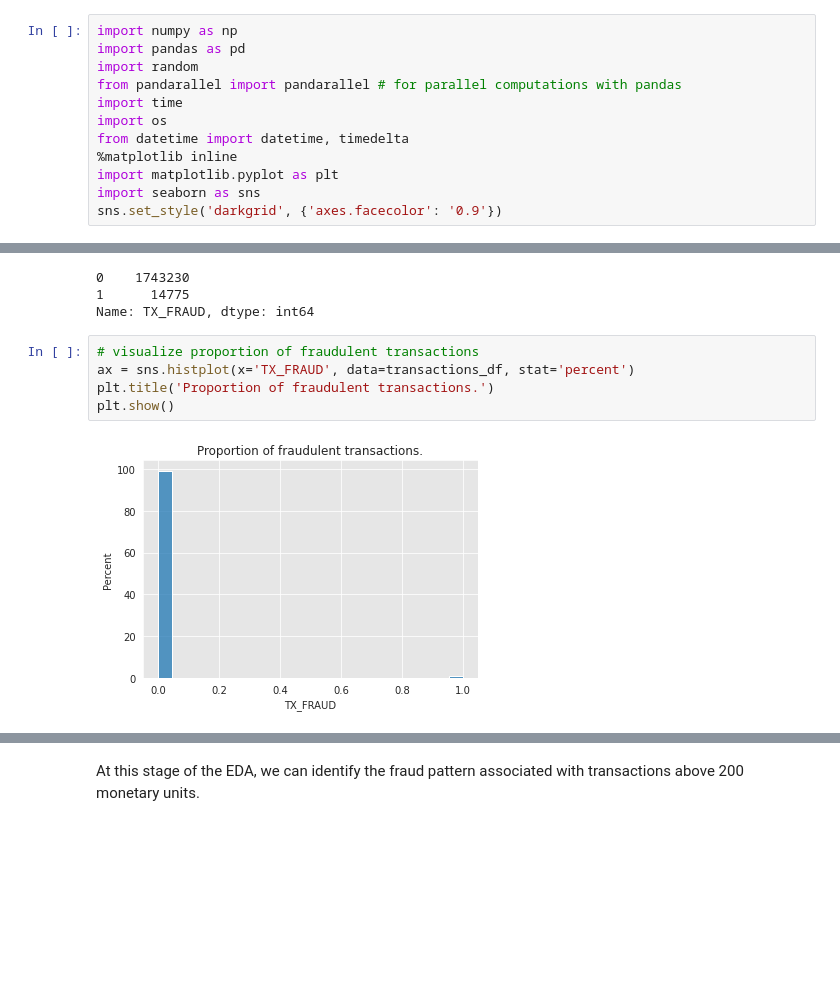
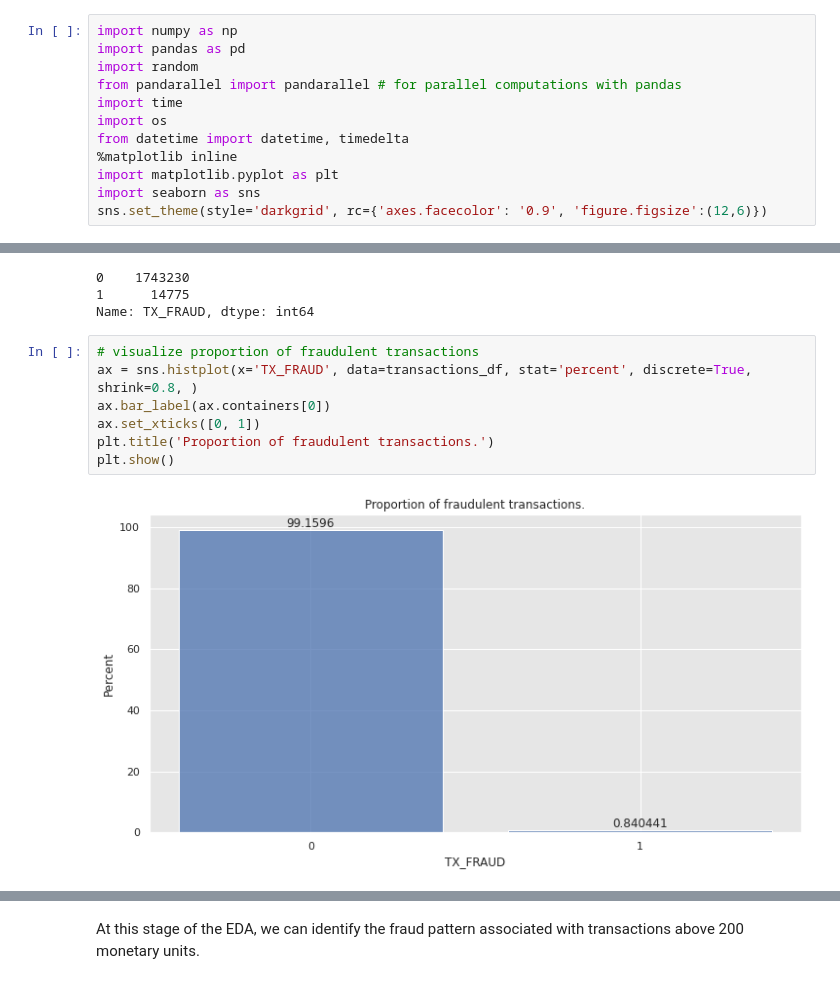
Before and after one commit to edsoncezar16/credit_card_fraud_detection, a Jupyter notebook: sh4ck.ipynb, the cells around one changed output, grey strips where cells are left out. Drawn from its saved outputs; the diff is of its cells as text; blank space fills up the shorter version.

Commit message:
Improve plot layout and fraud proportion viz.

```diff
--- a/sh4ck.ipynb
+++ b/sh4ck.ipynb
@@ -11,7 +11,7 @@ from datetime import datetime, timedelta
 %matplotlib inline
 import matplotlib.pyplot as plt
 import seaborn as sns
-sns.set_style('darkgrid', {'axes.facecolor': '0.9'})
+sns.set_theme(style='darkgrid', rc={'axes.facecolor': '0.9', 'figure.figsize':(12,6)})
 # %% [markdown]
 # 1. Transaction Data Simulator
 # %% [markdown]
@@ -621,11 +621,13 @@ transactions_df.TX_FRAUD.value_counts()
 Name: TX_FRAUD, dtype: int64
 # %%
 # visualize proportion of fraudulent transactions
-ax = sns.histplot(x='TX_FRAUD', data=transactions_df, stat='percent')
+ax = sns.histplot(x='TX_FRAUD', data=transactions_df, stat='percent', discrete=True, shrink=0.8, )
+ax.bar_label(ax.containers[0])
+ax.set_xticks([0, 1])
 plt.title('Proportion of fraudulent transactions.')
 plt.show()
 # %% [output]
-[figure, old version]
+[figure, new version]
 # %%
 # visualize relation between transaction amounts and frauds
 ax = sns.histplot(x='TX_AMOUNT', hue='TX_FRAUD', data=transactions_df, stat='percent', bins=50, common_norm=False)
```
Also changed, not shown: parts of 2 cells of this notebook.
